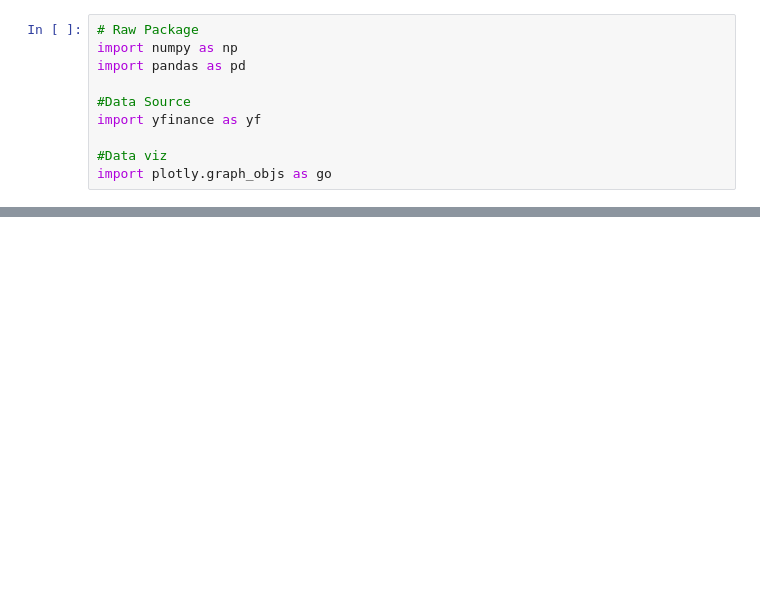
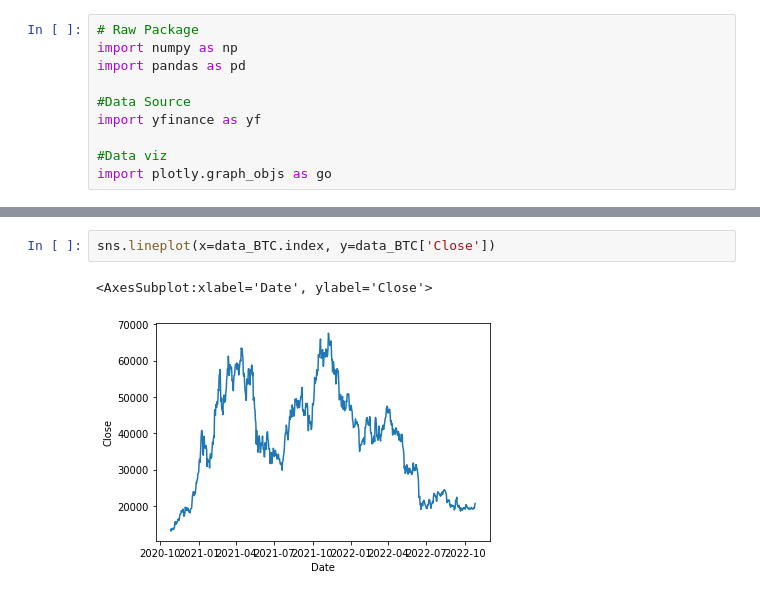
Before and after one commit to TMIRANDE/CryptoYdays, a Jupyter notebook: lecture_cryptos.ipynb, the cells around one changed output, grey strips where cells are left out. Cells and saved outputs as stored; diff of their text form; blank space fills up the shorter version.

```diff
--- a/lecture_cryptos.ipynb
+++ b/lecture_cryptos.ipynb
@@ -111,0 +28,5 @@ sns.lineplot(data=data, x=data.index, y='Close')
+# %%
+sns.lineplot(x=data_BTC.index, y=data_BTC['Close'])
+# %% [output]
+<AxesSubplot:xlabel='Date', ylabel='Close'>
+[figure, added]
```
Also changed, not shown: parts of 27 cells of this notebook, 2 other files.
